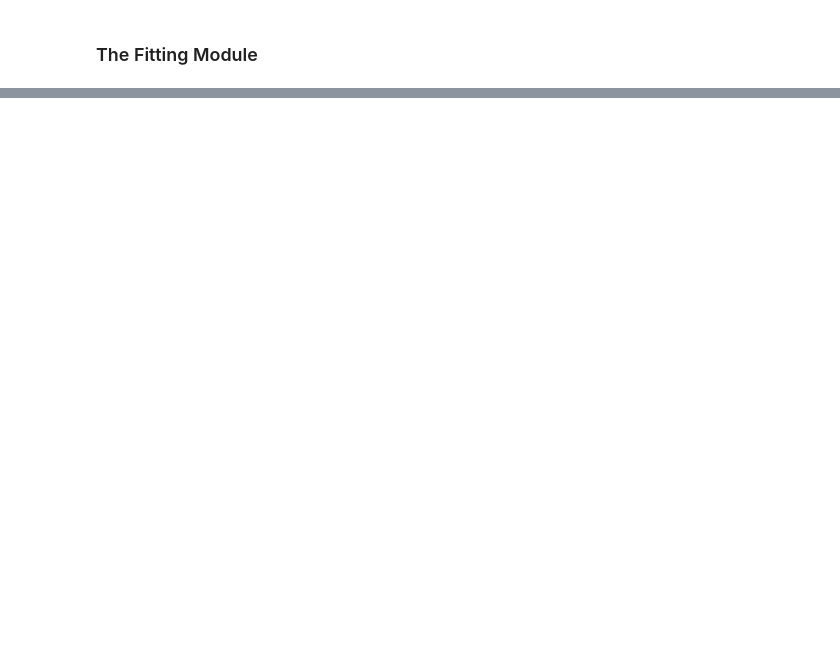
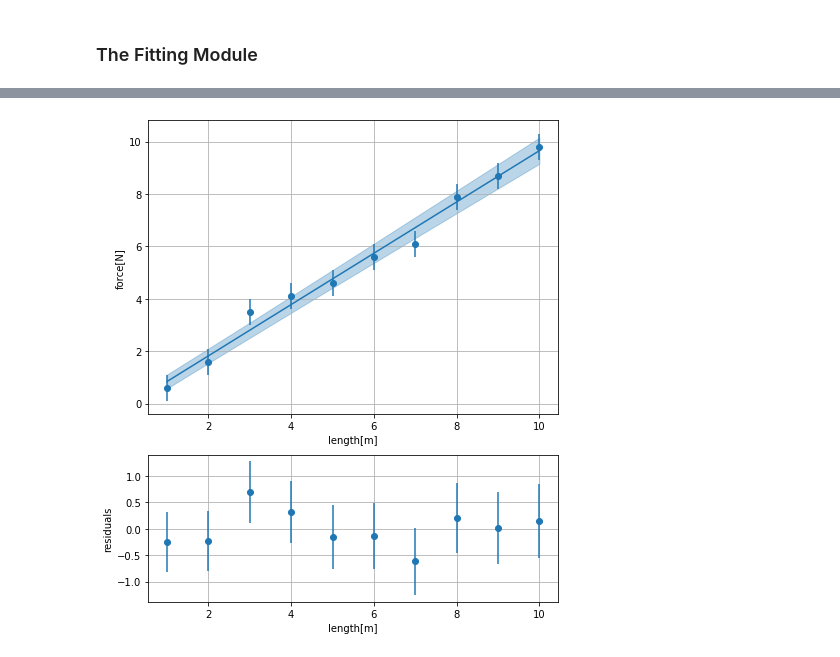
Before and after one commit to Queens-Physics/qexpy, a Jupyter notebook: examples/plotting_and_fitting.ipynb, the cells around one changed output, grey strips where cells are left out. Saved outputs shown, nothing was run; the diff lists cells and outputs as text; code cells hidden in the pictures; blank space fills up the shorter version.

```diff
--- a/examples/plotting_and_fitting.ipynb
+++ b/examples/plotting_and_fitting.ipynb
@@ -122,0 +125,8 @@ chi2/ndof = 0.00/96
+# %%
+# We can do a simple quadratic fit.
+result = q.fit(
+    xdata=[1,2,3,4,5,6,7,8,9,10], xerr=0.5,
+    ydata=[3.86,8.80,16.11,24.6,35.71,48.75,64,81.15,99.72,120.94],
+    yerr=0.5, model=q.FitModel.QUADRATIC)  # or simply type "quadratic"
+
+print(result)
@@ -122,0 +157,11 @@ chi2/ndof = 0.00/96
+# %%
+# The traditionoal way (with previous versions of QExPy) of fitting
+xydata = q.XYDataSet(
+    xdata=[1, 2, 3, 4, 5, 6, 7, 8, 9, 10], xname='length', xunit='m',
+    ydata=[0.6, 1.6, 3.5, 4.1, 4.6, 5.6, 6.1, 7.9, 8.7, 9.8], yerr=0.5,
+    yname='force', yunit='N')
+
+# the fit function can be called directly from the data set
+result = xydata.fit("linear")
+
+print(result)
@@ -122,0 +183,13 @@ chi2/ndof = 0.00/96
+# %%
+# You can very easily add a dataset and its fit function to a plot
+figure = plt.plot(xydata)
+figure.plot(result)
+
+# turn on residuals and error bars
+figure.error_bars()
+figure.residuals()
+
+# show the figure
+figure.show()
+# %% [output]
+[figure, added]
```
Also changed, not shown: parts of 8 cells of this notebook, 3 other files.
